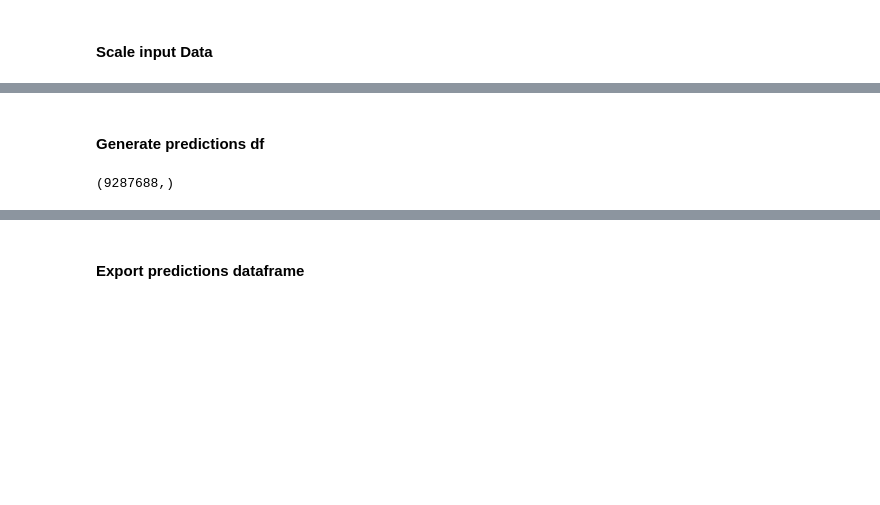
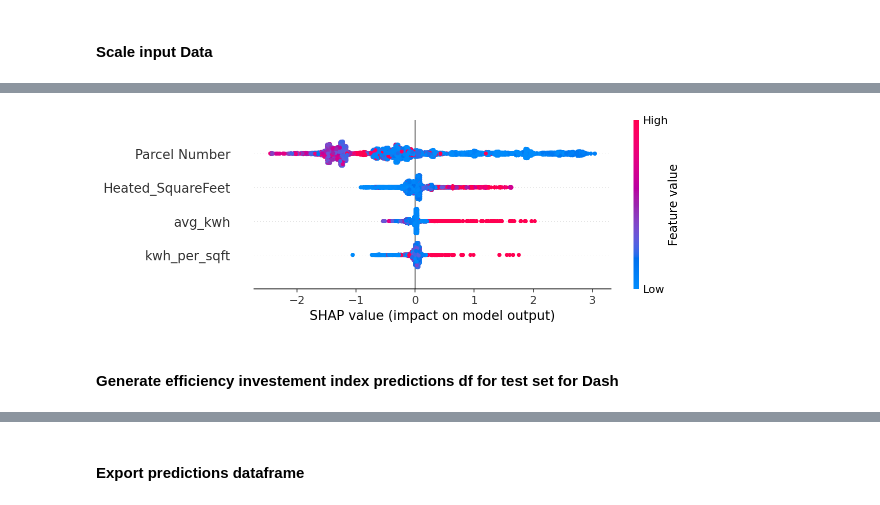
Before and after one commit to katiejohnsonsf/Forecasting-a-Carbon-Zero-City, a Jupyter notebook: Regression Models.ipynb, the cells around one changed output, grey strips where cells are left out. Saved outputs shown, nothing was run; the diff lists cells and outputs as text; code cells hidden in the pictures; blank space fills up the shorter version.

Commit message:
add dash app and updated notebooks

```diff
--- a/Regression Models.ipynb
+++ b/Regression Models.ipynb
@@ -192,3 +262,10 @@ array([ 0.00539479, -2.07607113, -1.50597764])
+# %%
+import matplotlib.pyplot as plt
+f = plt.figure()
+shap.summary_plot(shap_values, X_test)
+# f.savefig("/summary_plot1.png", bbox_inches='tight', dpi=600)
+# %% [output]
+[figure, added]
 # %% [markdown]
-<h4>Generate predictions df</h4>
+<h4>Generate efficiency investement index predictions df for test set for Dash</h4>
 # %%
@@ -196,4 +272,0 @@ y_pred = rf.predict(x_input)
-# %%
-y_pred.shape
-# %% [output]
-(9287688,)
```
Also changed, not shown: parts of 52 cells of this notebook, 3 other files.
